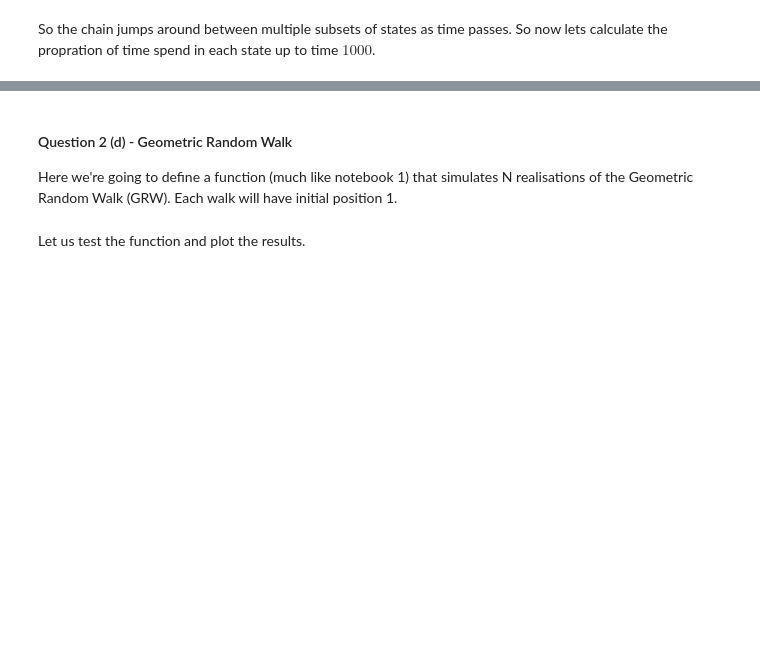
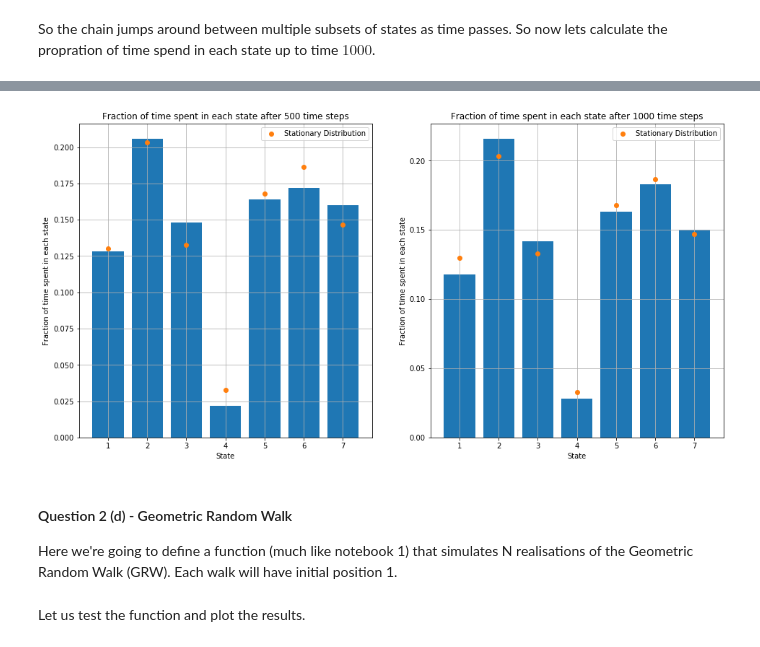
Before and after one commit to kpentland/MA933-2021, a Jupyter notebook: Notebooks/Support Class 3.ipynb, the cells around one changed output, grey strips where cells are left out. Saved outputs shown, nothing was run; the diff lists cells and outputs as text; code cells hidden in the pictures; blank space fills up the shorter version.

```diff
--- a/Notebooks/Support Class 3.ipynb
+++ b/Notebooks/Support Class 3.ipynb
@@ -233,30 +320,32 @@ print(counts_1000secs)
 # %%
 #Plots of the total time spent in each state.
 
 #stationary = np.array([0.1300, 0.2034, 0.1328, 0.0325, 0.1681, 0.1866, 0.1468])
 plt.figure(figsize = (16,8))
 
 plt.subplot(1,2,1)
 plt.bar(range(1,8), counts_500secs, width=0.8, bottom=None,  align='center', data=None )
 plt.scatter(range(1,8),stationary, label = 'Stationary Distribution',zorder=2)
 # plt.axvline(x=Y_min, color='r', linestyle='--')
 # plt.axvline(x=Y_max, color='r', linestyle='--')
 plt.title('Fraction of time spent in each state after 500 time steps')
 plt.xlabel("State")
 plt.ylabel("Fraction of time spent in each state")
-plt.legend(loc = 'upper left')
+plt.legend(loc = 'upper right')
 plt.grid()
 
 plt.subplot(1,2,2)
 plt.bar(range(1,8), counts_1000secs, width=0.8, bottom=None,  align='center', data=None)
 plt.scatter(range(1,8),stationary, label = 'Stationary Distribution',zorder=2)
 # plt.axvline(x=Y_min, color='r', linestyle='--')
 # plt.axvline(x=Y_max, color='r', linestyle='--')
 plt.title('Fraction of time spent in each state after 1000 time steps')
 plt.xlabel("State")
 plt.ylabel("Fraction of time spent in each state")
-plt.legend(loc = 'upper left')
+plt.legend(loc = 'upper right')
 plt.grid()
+# %% [output]
+[figure, added]
 # %% [markdown]
 #### Question 2 (d) - Geometric Random Walk
 Here we're going to define a function (much like notebook 1) that simulates N realisations of the Geometric Random Walk (GRW). Each walk will have initial position 1.
```
Also changed, not shown: parts of 25 cells of this notebook.
